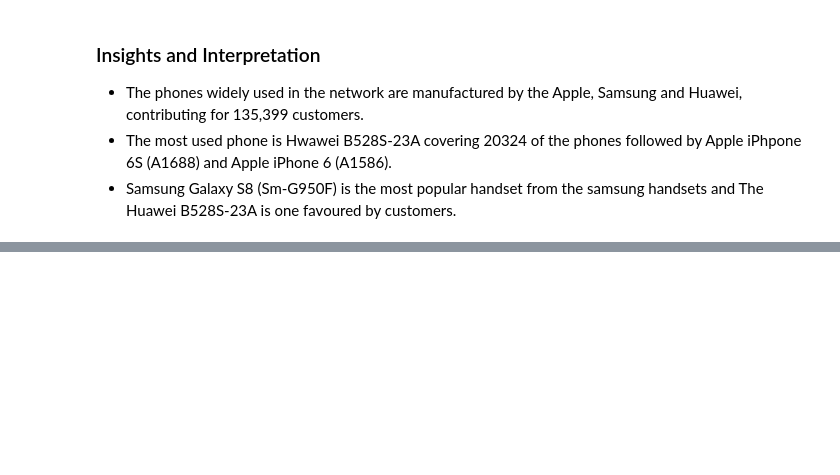
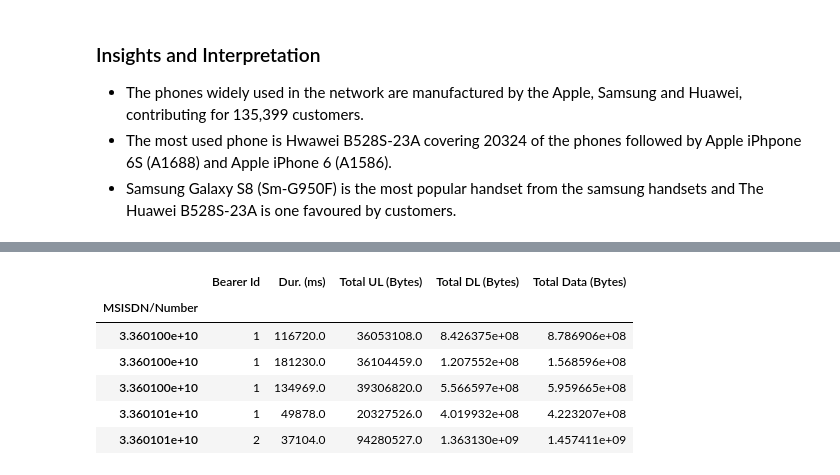
Before and after one commit to YohansSamuel/TeleCom-Data-Analysis, a Jupyter notebook: notebooks/Task-1-User_Overview_Analysis.ipynb, the cells around one changed output, grey strips where cells are left out. Cells and saved outputs as stored; diff of their text form; code cells hidden in the pictures; blank space fills up the shorter version.

```diff
--- a/notebooks/Task-1-User_Overview_Analysis.ipynb
+++ b/notebooks/Task-1-User_Overview_Analysis.ipynb
@@ -113,0 +151,6 @@ Name: MSISDN/Number, dtype: int64
+# %%
+agg_df = df.copy()
+
+agg_df.insert(45,"Total Data (Bytes)","")
+agg_df["Total Data (Bytes)"] = pd.to_numeric(agg_df["Total Data (Bytes)"])
+agg_df.info()
@@ -113,0 +175,10 @@ Name: MSISDN/Number, dtype: int64
+# %%
+# total data usage of user for above listed applications
+agg_df["Social Media (Bytes)"] = agg_df["Social Media DL (Bytes)"] + agg_df['Social Media UL (Bytes)']
+agg_df["Google (Bytes)"]       = agg_df["Google DL (Bytes)"] + agg_df["Google UL (Bytes)"]
+agg_df['Youtube (Bytes)']      = agg_df["Youtube DL (Bytes)"] + agg_df["Youtube UL (Bytes)"]
+agg_df['Netflix (Bytes)']      = agg_df["Netflix DL (Bytes)"] + agg_df["Netflix UL (Bytes)"]
+agg_df["Gaming (Bytes)"]       = agg_df["Gaming DL (Bytes)"] + agg_df["Gaming UL (Bytes)"]
+agg_df['Email (Bytes)']        = agg_df["Email DL (Bytes)"] + agg_df["Email UL (Bytes)"]
+agg_df['Other (Bytes)']        = agg_df["Other DL (Bytes)"]+ agg_df["Other UL (Bytes)"]
+agg_df['Total Data (Bytes)']   = agg_df['Total UL (Bytes)'] + agg_df['Total DL (Bytes)']
@@ -113,0 +205,14 @@ Name: MSISDN/Number, dtype: int64
+# %%
+aggregate = {"Bearer Id": 'count', 'Dur. (ms)':'sum', 'Total UL (Bytes)': 'sum',
+'Total DL (Bytes)': 'sum','Total Data (Bytes)':'sum'}
+aggregated_data = agg_df.groupby('MSISDN/Number').agg(aggregate)
+# aggregated_data['Total Data (Bytes)'] = aggregated_data['Total UL (Bytes)'] + aggregated_data['Total DL (Bytes)']
+aggregated_data.head()
+# %% [output]
+|  | Bearer Id | Dur. (ms) | Total UL (Bytes) | Total DL (Bytes) | Total Data (Bytes) |
+| MSISDN/Number |  |  |  |  |  |
+| 3.360100e+10 | 1 | 116720.0 | 36053108.0 | 8.426375e+08 | 8.786906e+08 |
+| 3.360100e+10 | 1 | 181230.0 | 36104459.0 | 1.207552e+08 | 1.568596e+08 |
+| 3.360100e+10 | 1 | 134969.0 | 39306820.0 | 5.566597e+08 | 5.959665e+08 |
+| 3.360101e+10 | 1 | 49878.0 | 20327526.0 | 4.019932e+08 | 4.223207e+08 |
+| 3.360101e+10 | 2 | 37104.0 | 94280527.0 | 1.363130e+09 | 1.457411e+09 |
```
Also changed, not shown: parts of 6 cells of this notebook.
